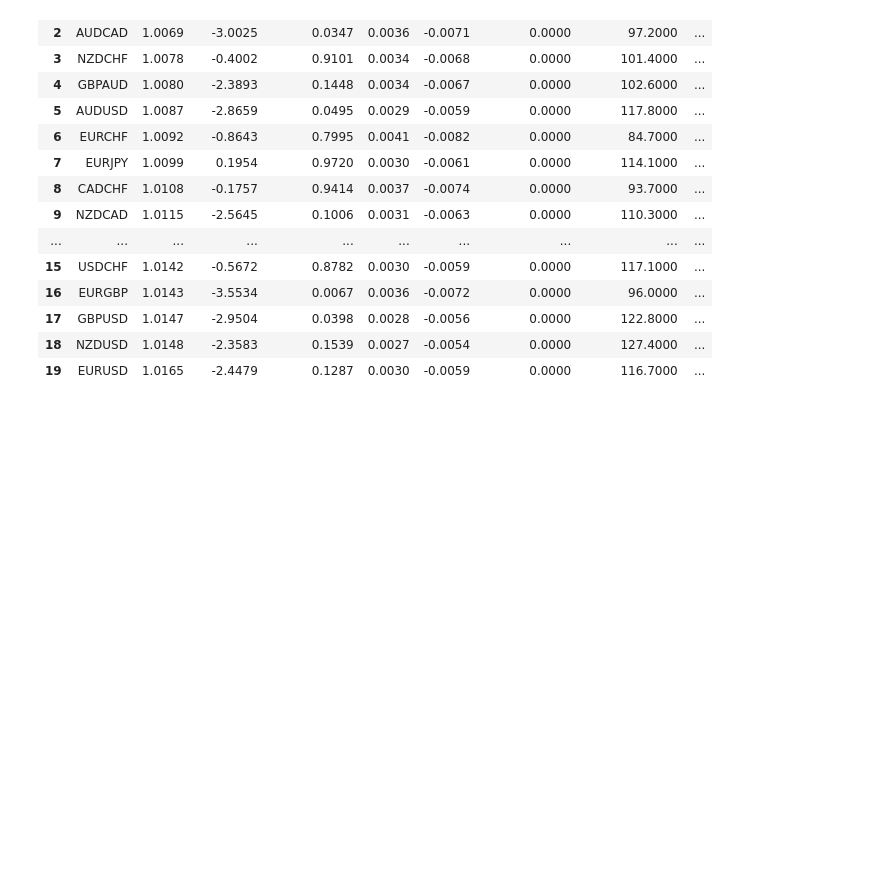
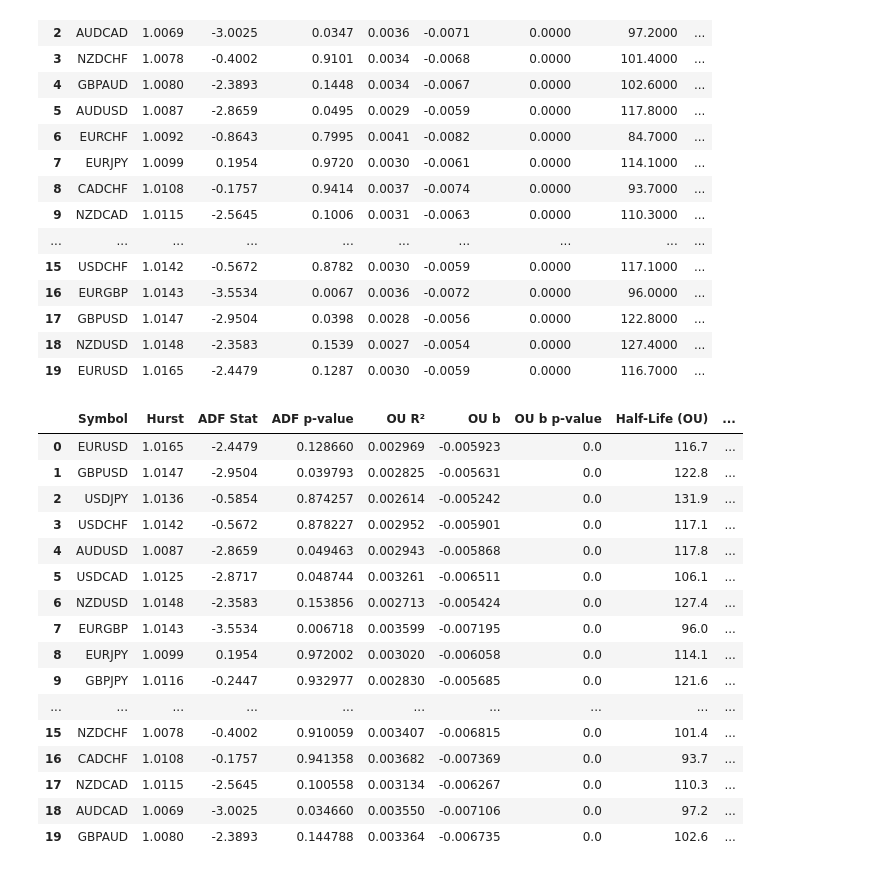
Before and after one commit to IliesElJ/metalib, a Jupyter notebook: metalib/notebooks/mean_reversion_screener.ipynb, the cells around one changed output. Cells and saved outputs as stored; diff of their text form; code cells hidden in the pictures; blank space fills up the shorter version.

```diff
--- a/metalib/notebooks/mean_reversion_screener.ipynb
+++ b/metalib/notebooks/mean_reversion_screener.ipynb
@@ -389,3 +390,23 @@ fig_mtf.show()
 
 mt5.shutdown()
 print("\nMT5 connection closed.")
+# %%
+df_results
+# %% [output]
+|  | Symbol | Hurst | ADF Stat | ADF p-value | OU R² | OU b | OU b p-value | Half-Life (OU) | ... |
+| 0 | EURUSD | 1.0165 | -2.4479 | 0.128660 | 0.002969 | -0.005923 | 0.0 | 116.7 | ... |
+| 1 | GBPUSD | 1.0147 | -2.9504 | 0.039793 | 0.002825 | -0.005631 | 0.0 | 122.8 | ... |
+| 2 | USDJPY | 1.0136 | -0.5854 | 0.874257 | 0.002614 | -0.005242 | 0.0 | 131.9 | ... |
+| 3 | USDCHF | 1.0142 | -0.5672 | 0.878227 | 0.002952 | -0.005901 | 0.0 | 117.1 | ... |
+| 4 | AUDUSD | 1.0087 | -2.8659 | 0.049463 | 0.002943 | -0.005868 | 0.0 | 117.8 | ... |
+| 5 | USDCAD | 1.0125 | -2.8717 | 0.048744 | 0.003261 | -0.006511 | 0.0 | 106.1 | ... |
+| 6 | NZDUSD | 1.0148 | -2.3583 | 0.153856 | 0.002713 | -0.005424 | 0.0 | 127.4 | ... |
+| 7 | EURGBP | 1.0143 | -3.5534 | 0.006718 | 0.003599 | -0.007195 | 0.0 | 96.0 | ... |
+| 8 | EURJPY | 1.0099 | 0.1954 | 0.972002 | 0.003020 | -0.006058 | 0.0 | 114.1 | ... |
+| 9 | GBPJPY | 1.0116 | -0.2447 | 0.932977 | 0.002830 | -0.005685 | 0.0 | 121.6 | ... |
+| ... | ... | ... | ... | ... | ... | ... | ... | ... | ... |
+| 15 | NZDCHF | 1.0078 | -0.4002 | 0.910059 | 0.003407 | -0.006815 | 0.0 | 101.4 | ... |
+| 16 | CADCHF | 1.0108 | -0.1757 | 0.941358 | 0.003682 | -0.007369 | 0.0 | 93.7 | ... |
+| 17 | NZDCAD | 1.0115 | -2.5645 | 0.100558 | 0.003134 | -0.006267 | 0.0 | 110.3 | ... |
+| 18 | AUDCAD | 1.0069 | -3.0025 | 0.034660 | 0.003550 | -0.007106 | 0.0 | 97.2 | ... |
+| 19 | GBPAUD | 1.0080 | -2.3893 | 0.144788 | 0.003364 | -0.006735 | 0.0 | 102.6 | ... |
```
Also changed, not shown: parts of 2 cells of this notebook, 15 other files.
